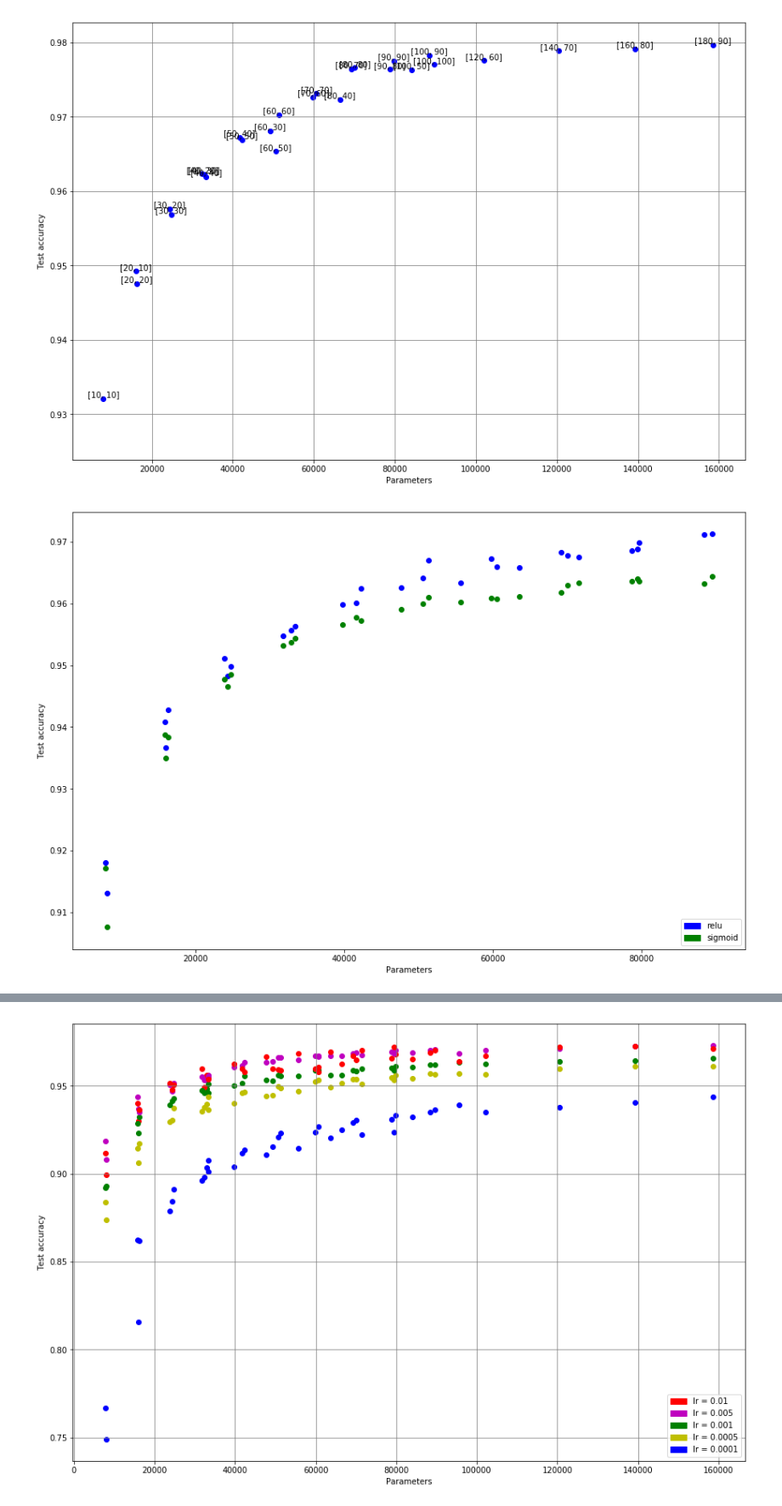
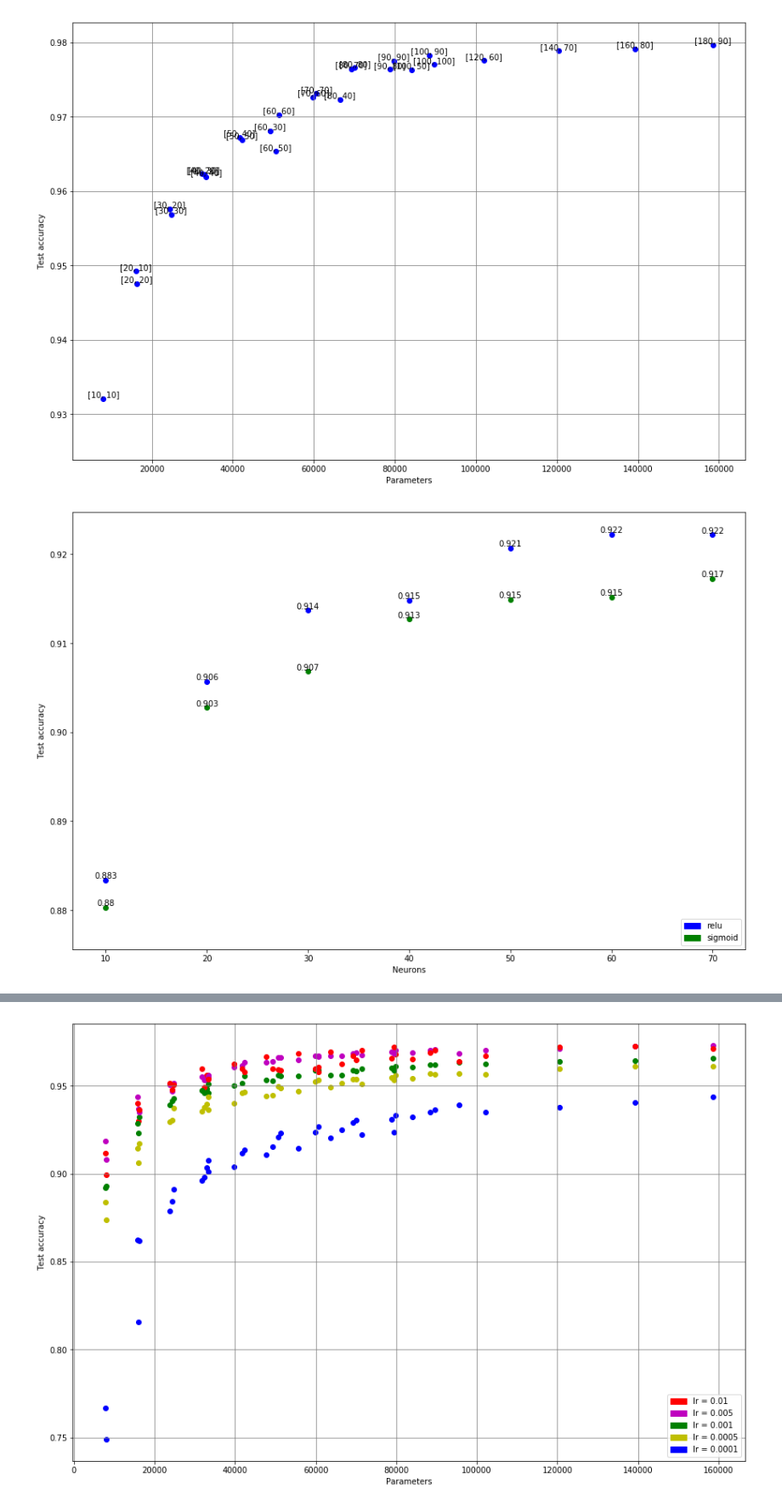
Before and after one commit to timellemeet/seminar, a Jupyter notebook: src/neuralnet/analysis.ipynb, the cells around one changed output, grey strips where cells are left out. Shown at 85% size. Saved outputs shown, nothing was run; the diff lists cells and outputs as text; code cells hidden in the pictures.

Commit message:
overfit plots en act function plots

```diff
--- a/src/neuralnet/analysis.ipynb
+++ b/src/neuralnet/analysis.ipynb
@@ -11,4 +11,4 @@ from activation_func import *
 import matplotlib.patches as mpatches
 import matplotlib2tikz
 # %%
-models = load_models('../neuralnet/Results/Base/')
+models = load_models('../neuralnet/Results/OverFit/')
@@ -15,12 +17,7 @@ models = load_models('../neuralnet/Results/Base/')
 # %%
 for model in models:
     layers = model.model[0]['info']['netparams']['hidden_layers']
-    if len(layers) == 1 and layers[0] >=100:
-        print("***%s****"%(layers))
-        model.summary()
-        model.plot_error()
-    if layers == [10]:
-        print("***%s****"%(layers))
-        model.summary()
-        model.plot_error()
+    print("***%s****"%(layers))
+    model.summary()
+    model.plot_error()
 # %% [output]
@@ -149,33 +50,34 @@ plt.show()
 # %% [output]
 [figure]
 # %%
-model_act = load_models('../neuralnet/Results/Base/ActivationFunc/')
+model_act = load_models('../neuralnet/Results/Base/ActivationFunc/noinitweights/')
 # %%
 for model in model_act:
     texts = []
     acc = model.overall_test_accuracy
     layers = model.model[0]['info']['netparams']['hidden_layers']
     operations = 784*layers[0]+10*layers[-1] + layers[0] + 10
     for i in range(1, len(layers)):
         #weights + bias
         operations += layers[i-1]*layers[i]+layers[i]
     fig = plt.gcf()
     fig.set_size_inches(15,10)
 
     if model.model[0]['info']['netparams']['activation'] == relu:
-        plt.scatter(operations, acc, color='b')
-#         texts.append(plt.text(operations, acc, str(layers), ha='center', va='bottom'))
+        plt.scatter(layers[0], acc, color='b')
+        texts.append(plt.text(layers[0], acc, round(acc,3), ha='center', va='bottom'))
 
     if model.model[0]['info']['netparams']['activation'] == sigmoid:
-        plt.scatter(operations, acc, color='g')
-#         texts.append(plt.text(operations, acc, str(layers), ha='center', va='bottom'))
+        plt.scatter(layers[0], acc, color='g')
+        texts.append(plt.text(layers[0], acc, round(acc,3), ha='center', va='bottom'))
 blue_patch = mpatches.Patch(color='b', label='relu')
 green_patch = mpatches.Patch(color='g', label='sigmoid')
 
-plt.xlabel('Parameters')
+plt.xlabel('Neurons')
 plt.ylabel('Test accuracy')
 legend = plt.gca().legend(handles=[blue_patch,green_patch],loc='lower right')
 # adjust_text(texts, arrowprops=dict(arrowstyle='->', color='red'))
-plt.show()
+# plt.show()
+matplotlib2tikz.save("../plots/relu&sigmoid.tex")
 # %% [output]
-[figure, old version]
+[figure, new version]
```
Also changed, not shown: parts of 5 cells of this notebook, 12 other files.
